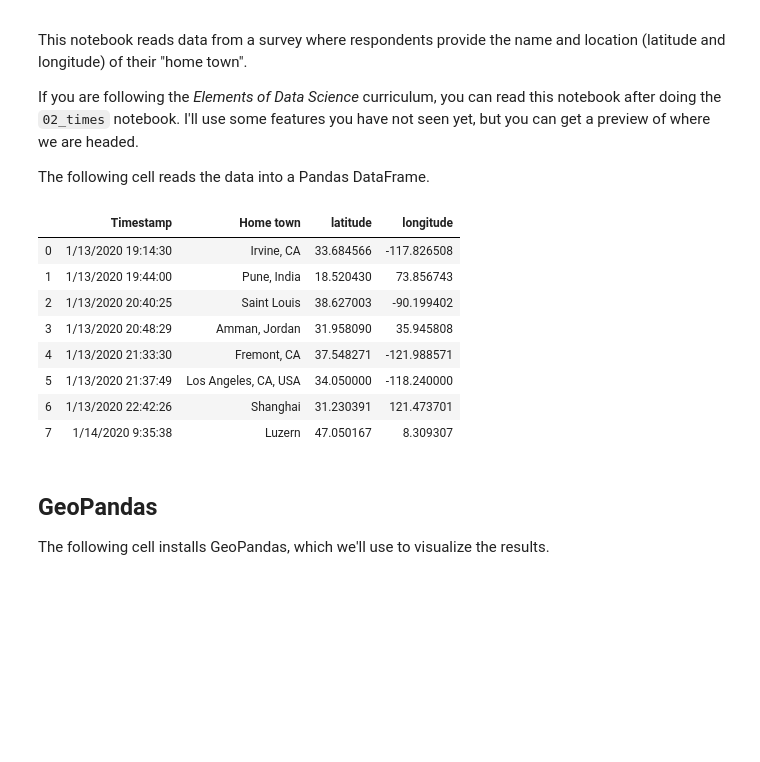
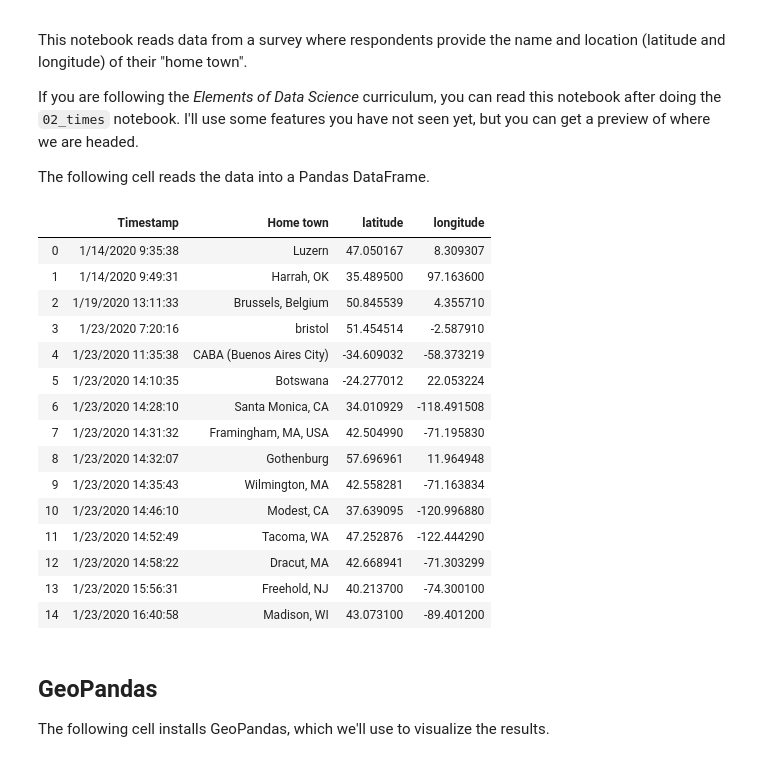
Before and after one commit to AllenDowney/ElementsOfDataScience, a Jupyter notebook: geo_example.ipynb, the cells around one changed output. Cells and saved outputs as stored; diff of their text form; code cells hidden in the pictures; blank space fills up the shorter version.

```diff
--- a/geo_example.ipynb
+++ b/geo_example.ipynb
@@ -18,31 +18,35 @@ The following cell reads the data into a Pandas DataFrame.
 # %%
 import pandas as pd
 
 # To read data from a Google spreadsheet, open the sheet in Drive,
 # Share, then "Get shareable link".  Copy the link and paste it into
 # a Jupyter cell, then copy the `sheet_id`, which is a long string
 # of letters and numbers in the middle of the URL, and paste it below.
 
-# The following is the sheet ID for the survey of DS10 instructors
-sheet_id = '1JcTiP-GxUtnTjTT6U0b7KxgbmsVpGiPkCBu3e7qVdyQ'
-
-# The following is the sheet ID for the survey of DS10 students
-#sheet_id = '1Xo144yGrM2TLSPlM9EhS3imGlWdL4YZccALDHYnGAYg'
+# The following is the sheet ID for the survey
+sheet_id = '1Xo144yGrM2TLSPlM9EhS3imGlWdL4YZccALDHYnGAYg'
 
 url = f'https://docs.google.com/spreadsheets/d/{sheet_id}/export?format=csv'
 df = pd.read_csv(url)
 df.columns = ['Timestamp', 'Home town', 'latitude', 'longitude']
 df
 # %% [output]
 |  | Timestamp | Home town | latitude | longitude |
-| 0 | 1/13/2020 19:14:30 | Irvine, CA | 33.684566 | -117.826508 |
-| 1 | 1/13/2020 19:44:00 | Pune, India | 18.520430 | 73.856743 |
-| 2 | 1/13/2020 20:40:25 | Saint Louis | 38.627003 | -90.199402 |
-| 3 | 1/13/2020 20:48:29 | Amman, Jordan | 31.958090 | 35.945808 |
-| 4 | 1/13/2020 21:33:30 | Fremont, CA | 37.548271 | -121.988571 |
-| 5 | 1/13/2020 21:37:49 | Los Angeles, CA, USA | 34.050000 | -118.240000 |
-| 6 | 1/13/2020 22:42:26 | Shanghai | 31.230391 | 121.473701 |
-| 7 | 1/14/2020 9:35:38 | Luzern | 47.050167 | 8.309307 |
+| 0 | 1/14/2020 9:35:38 | Luzern | 47.050167 | 8.309307 |
+| 1 | 1/14/2020 9:49:31 | Harrah, OK | 35.489500 | 97.163600 |
+| 2 | 1/19/2020 13:11:33 | Brussels, Belgium | 50.845539 | 4.355710 |
+| 3 | 1/23/2020 7:20:16 | bristol | 51.454514 | -2.587910 |
+| 4 | 1/23/2020 11:35:38 | CABA (Buenos Aires City) | -34.609032 | -58.373219 |
+| 5 | 1/23/2020 14:10:35 | Botswana | -24.277012 | 22.053224 |
+| 6 | 1/23/2020 14:28:10 | Santa Monica, CA | 34.010929 | -118.491508 |
+| 7 | 1/23/2020 14:31:32 | Framingham, MA, USA | 42.504990 | -71.195830 |
+| 8 | 1/23/2020 14:32:07 | Gothenburg | 57.696961 | 11.964948 |
+| 9 | 1/23/2020 14:35:43 | Wilmington, MA | 42.558281 | -71.163834 |
+| 10 | 1/23/2020 14:46:10 | Modest, CA | 37.639095 | -120.996880 |
+| 11 | 1/23/2020 14:52:49 | Tacoma, WA | 47.252876 | -122.444290 |
+| 12 | 1/23/2020 14:58:22 | Dracut, MA | 42.668941 | -71.303299 |
+| 13 | 1/23/2020 15:56:31 | Freehold, NJ | 40.213700 | -74.300100 |
+| 14 | 1/23/2020 16:40:58 | Madison, WI | 43.073100 | -89.401200 |
 # %% [markdown]
 ## GeoPandas
 
```
Also changed, not shown: parts of 2 cells of this notebook, 4 other files.
